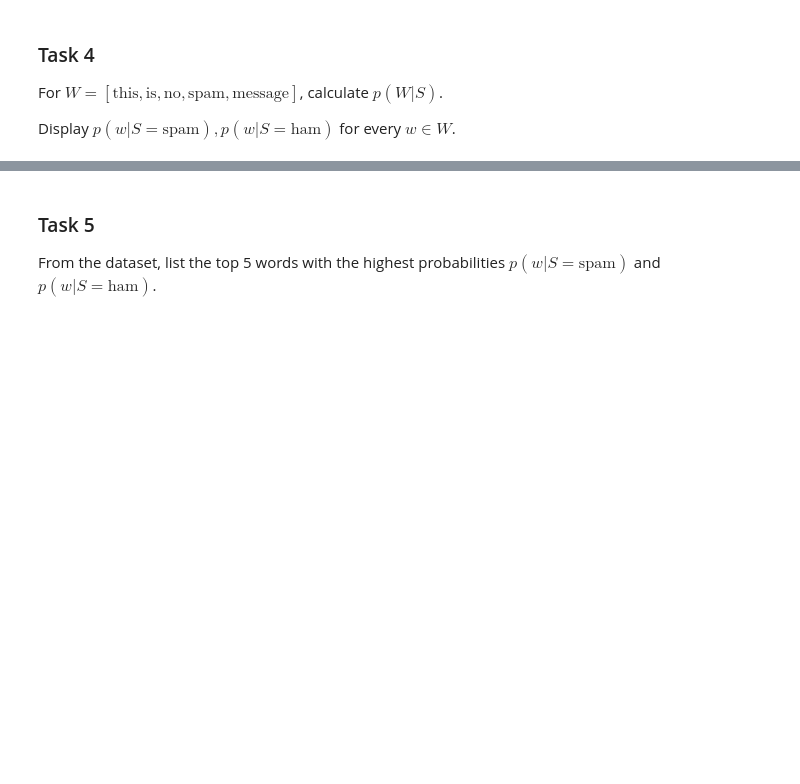
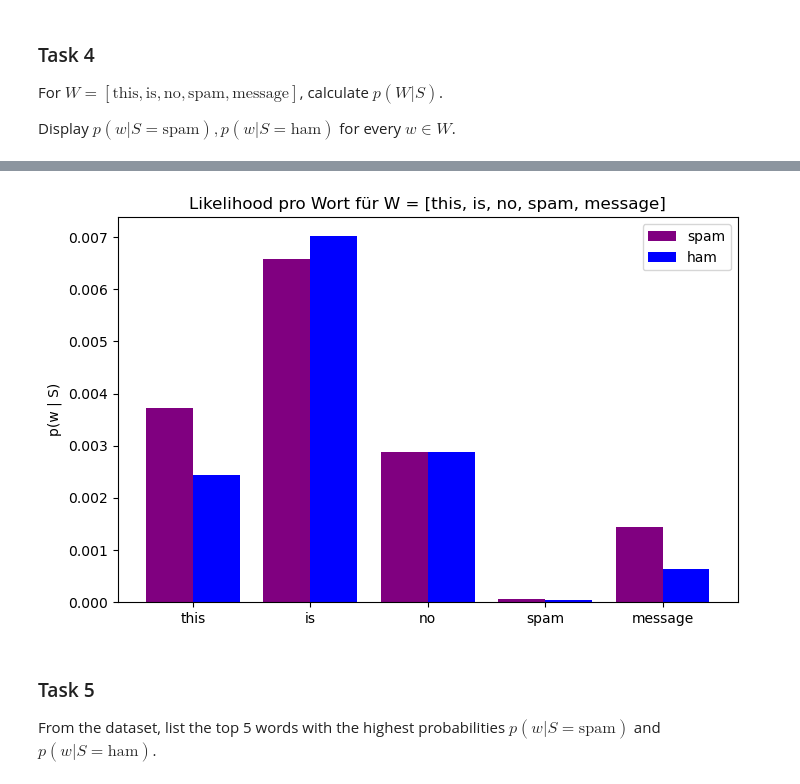
Before and after one commit to mbbrueckner/statistical_learning_theory_LAB, a Jupyter notebook: 04_Naive_Bayes/04_Naive_Bayes.ipynb, the cells around one changed output, grey strips where cells are left out. Cells and saved outputs as stored; diff of their text form; code cells hidden in the pictures; blank space fills up the shorter version.

```diff
--- a/04_Naive_Bayes/04_Naive_Bayes.ipynb
+++ b/04_Naive_Bayes/04_Naive_Bayes.ipynb
@@ -121,8 +133,8 @@ This way we do not have zero probabilities in the product for calculating $p(W|S
 Apply Laplace smoothing ($\varepsilon = 0.001$) to the dataset.
 # %%
 # TODO: apply Laplace smoothing
-x_smooth = None
-
+epsilon = 0.001
+x_smooth = x + epsilon
 # assertions
 assert np.isclose(np.sum(x_smooth), 80997 + 5573 * 8798 * 0.001)
 # %% [markdown]
@@ -145,14 +157,37 @@ np.isclose(sum(p_test_words_given_ham), 0.013027725714820422)
 # %%
+spam_word_counts = np.sum(x_smooth[y.astype(bool)], axis=0)
+ham_word_counts = np.sum(x_smooth[~y.astype(bool)], axis=0)
+
+p_w_given_spam = spam_word_counts / np.sum(spam_word_counts)
+p_w_given_ham = ham_word_counts / np.sum(ham_word_counts)
+
 # TODO: calculate p(W|S) for W = [this is no spam message]
 test_message = ["this", "is", "no", "spam", "message"]
-p_test_words_given_spam = None # vector of length 5
-p_test_words_given_ham = None # vector of length 5
+word_indices = [vectorizer.vocabulary_[w] for w in test_message]
+
+p_test_words_given_spam = p_w_given_spam[word_indices]
+p_test_words_given_ham = p_w_given_ham[word_indices]
 
 # assertions
 assert np.isclose(sum(p_test_words_given_spam), 0.014678422811569116)
 assert np.isclose(sum(p_test_words_given_ham), 0.013027725714820422)
 
 # TODO: plot p(w|S)
+x_pos = np.arange(len(test_message))
+width = 0.4
+
+fig, ax = plt.subplots(figsize=(8, 5))
+ax.bar(x_pos - width/2, p_test_words_given_spam, width, label='spam', color='purple')
+ax.bar(x_pos + width/2, p_test_words_given_ham,  width, label='ham',  color='blue')
+
+ax.set_xticks(x_pos)
+ax.set_xticklabels(test_message)
+ax.set_ylabel('p(w | S)')
+ax.set_title('Likelihood pro Wort für W = [this, is, no, spam, message]')
+ax.legend()
+plt.show()
+# %% [output]
+[figure, added]
 # %% [markdown]
 ### Task 5
 From the dataset, list the top 5 words with the highest probabilities $p(w|S = \text{spam})$ and $p(w|S = \text{ham})$.
```
Also changed, not shown: parts of 10 cells of this notebook.
